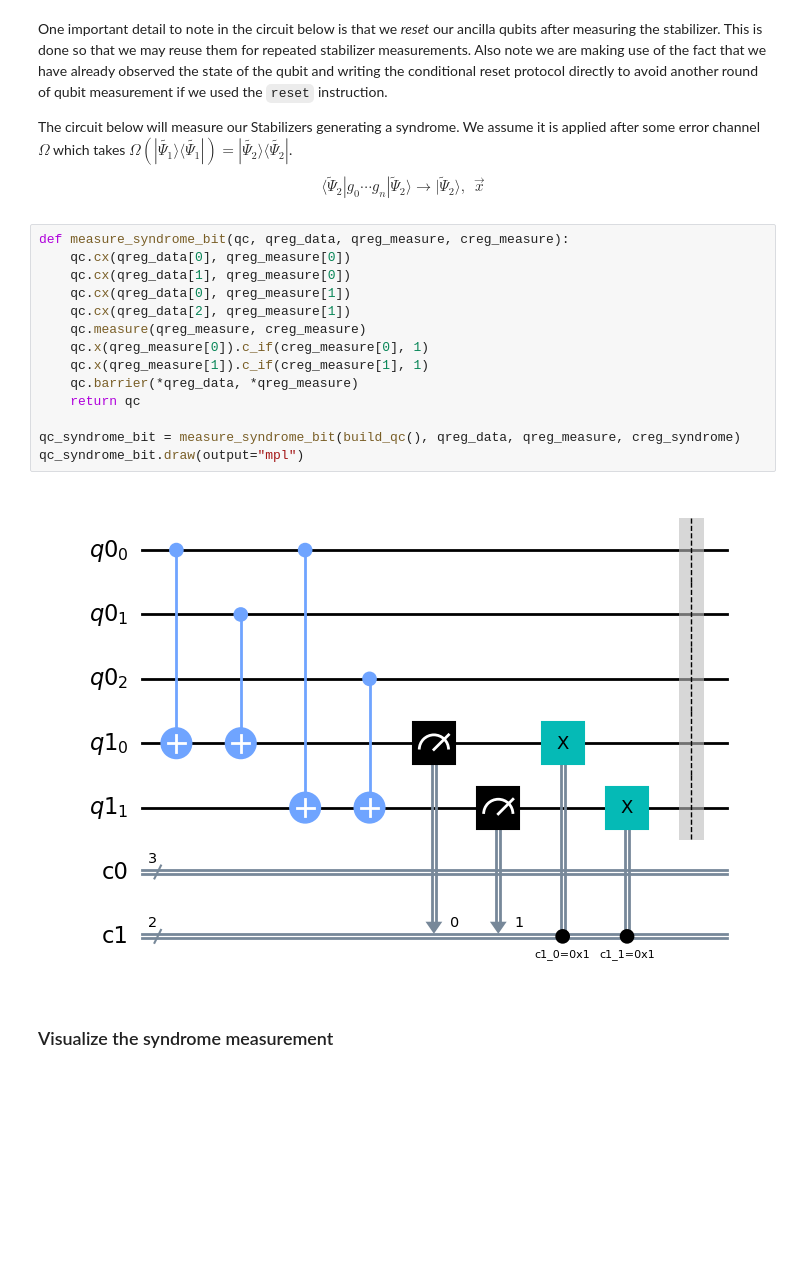
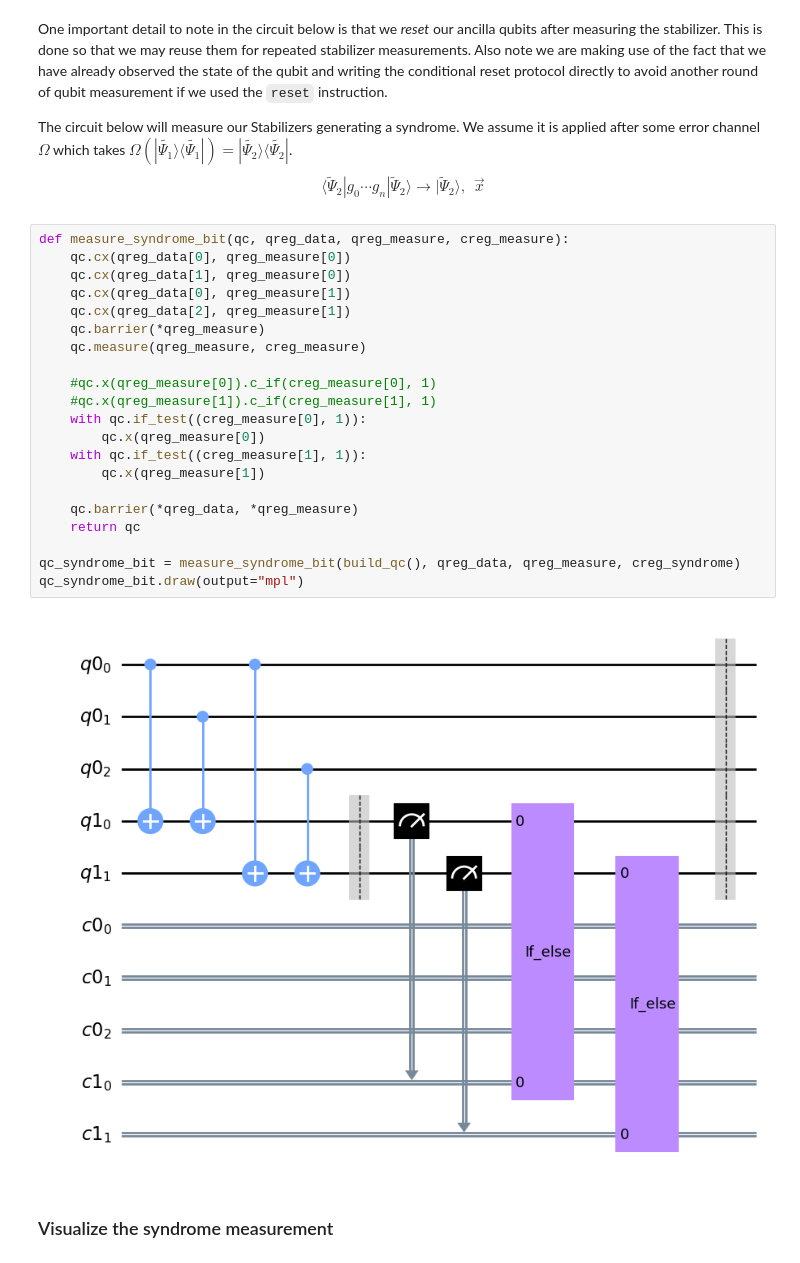
Before and after one commit to mbhealy/IBM-Quantum-Summit-2022-Dynamic-Circuits, a Jupyter notebook: 03-Repetition-Code.ipynb, the cells around one changed output. Cells and saved outputs as stored; diff of their text form; blank space fills up the shorter version.

```diff
--- a/03-Repetition-Code.ipynb
+++ b/03-Repetition-Code.ipynb
@@ -281,19 +287,26 @@ $$\langle \tilde{\Psi}_2|g_0\cdots g_n|\tilde{\Psi}_2\rangle \rightarrow |\tilde
 # %%
 def measure_syndrome_bit(qc, qreg_data, qreg_measure, creg_measure):
     qc.cx(qreg_data[0], qreg_measure[0])
     qc.cx(qreg_data[1], qreg_measure[0])
     qc.cx(qreg_data[0], qreg_measure[1])
     qc.cx(qreg_data[2], qreg_measure[1])
+    qc.barrier(*qreg_measure)
     qc.measure(qreg_measure, creg_measure)
-    qc.x(qreg_measure[0]).c_if(creg_measure[0], 1)
-    qc.x(qreg_measure[1]).c_if(creg_measure[1], 1)
+
+    #qc.x(qreg_measure[0]).c_if(creg_measure[0], 1)
+    #qc.x(qreg_measure[1]).c_if(creg_measure[1], 1)
+    with qc.if_test((creg_measure[0], 1)):
+        qc.x(qreg_measure[0])
+    with qc.if_test((creg_measure[1], 1)):
+        qc.x(qreg_measure[1])
+
     qc.barrier(*qreg_data, *qreg_measure)
     return qc
 
 qc_syndrome_bit = measure_syndrome_bit(build_qc(), qreg_data, qreg_measure, creg_syndrome)
 qc_syndrome_bit.draw(output="mpl")
 # %% [output]
-[figure, old version]
+[figure, new version]
 # %% [markdown]
 ### Visualize the syndrome measurement
 # %%
```
Also changed, not shown: parts of 13 cells of this notebook.
